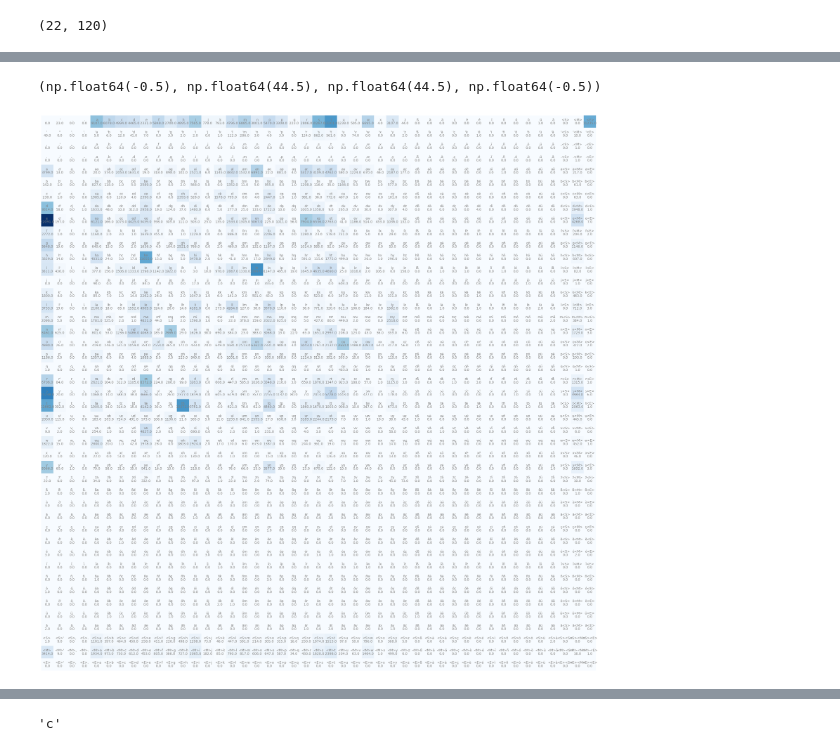
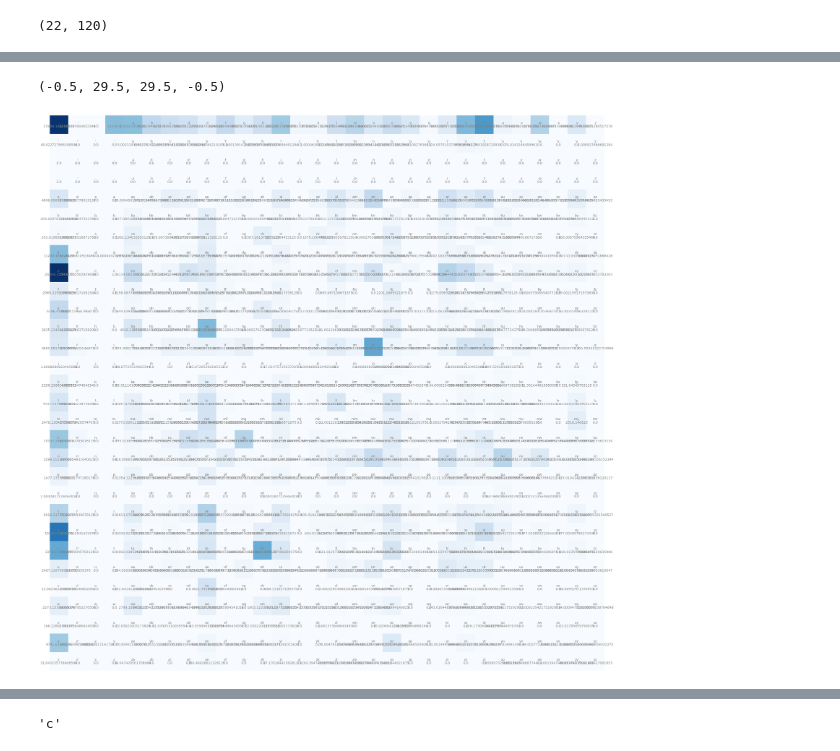
Before and after one commit to kernelism/ChokeSpeare, a Jupyter notebook: bigrams.ipynb, the cells around one changed output, grey strips where cells are left out. Cells and saved outputs as stored; diff of their text form; code cells hidden in the pictures.

```diff
--- a/bigrams.ipynb
+++ b/bigrams.ipynb
@@ -33,0 +29,3 @@ len(words)
+# %%
+words = filtered_haikus
+len(words)
@@ -38,9 +38,9 @@ min([len(w) for w in words]), max([len(w) for w in words])
 # %%
 import torch
 
-N = torch.zeros(45, 45)
+N = torch.zeros(30, 30)
 # %%
-chars = sorted(list(set(''.join(words)))) + ["<S>", "<M>", "<E>"]
+chars = sorted(list(set(''.join(words))))
 stoi = {ch: i for i, ch in enumerate(chars)}
 # %%
 stoi
@@ -69,7 +69,9 @@ print(len(chars))
 # %%
 for w in words:
-    w = w.split("  ")
-    chs = ["<S>"] + list(w[0]) + ["<M>"] + list(w[1])+ ["<M>"] + list(w[2]) + ["<E>"]
+    # w = w.split("  ")
+    # chs = ["<S>"] + list(w[0]) + ["<M>"] + list(w[1])+ ["<M>"] + list(w[2]) + ["<E>"]
+    # add "." to the end of the haiku
+    chs = list(w) + ["."]
     for ch1, ch2 in zip(chs, chs[1:]):
         N[stoi[ch1], stoi[ch2]] += 1
 # %%
@@ -77,19 +79,19 @@ itos = {i: ch for ch, i in stoi.items()}
 # %%
 import matplotlib.pyplot as plt
 %matplotlib inline
 
 plt.figure(figsize=(30, 30))
 plt.imshow(N, cmap="Blues")
-for i in range(45):
-    for j in range(45):
+for i in range(30):
+    for j in range(30):
         chstr = itos[i] + itos[j]
         plt.text(j, i, chstr, ha="center", va="bottom", color="gray")
         plt.text(j, i, N[i, j].item(), ha="center", va="top", color="gray")
 
 plt.axis("off")
 # %% [output]
-(np.float64(-0.5), np.float64(44.5), np.float64(44.5), np.float64(-0.5))
+(-0.5, 29.5, 29.5, -0.5)
-[figure, old version]
+[figure, new version]
 # %%
 N[0].float()
 p = N[0].float()
```
Also changed, not shown: parts of 18 cells of this notebook, 1 other file.
